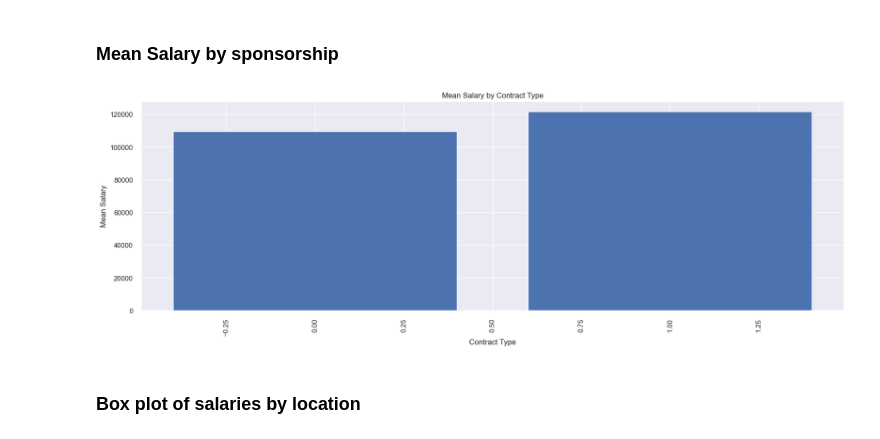
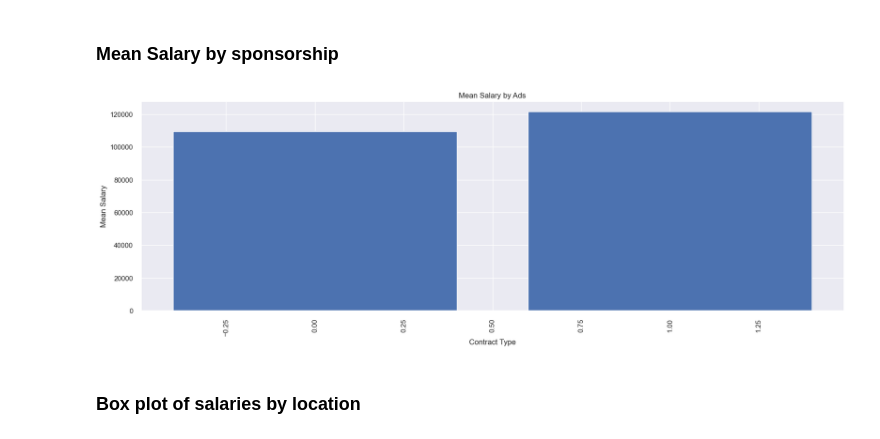
Before and after one commit to svkorepanov/aeds_sg3_salaries, a Jupyter notebook: ADES_WG3_assignment.ipynb, the cells around one changed output. Saved outputs shown, nothing was run; the diff lists cells and outputs as text; code cells hidden in the pictures.

```diff
--- a/ADES_WG3_assignment.ipynb
+++ b/ADES_WG3_assignment.ipynb
@@ -465,18 +467,18 @@ plt.show()
 # %%
 mean_salaries = dataframe.groupby('sponsored')['avg_salary'].mean()
 
 # Create a bar chart
 plt.figure(figsize=(20, 6))
 plt.bar(mean_salaries.index, mean_salaries.values)
 
 plt.xlabel('Contract Type')
 plt.ylabel('Mean Salary')
-plt.title('Mean Salary by Contract Type')
+plt.title('Mean Salary by Ads')
 plt.xticks(rotation=90)
 
 plt.show()
 # %% [output]
-[figure, old version]
+[figure, new version]
 # %% [markdown]
 ### Box plot of salaries by location
 # %%
```
Also changed, not shown: parts of 55 cells of this notebook, 1 other file.
